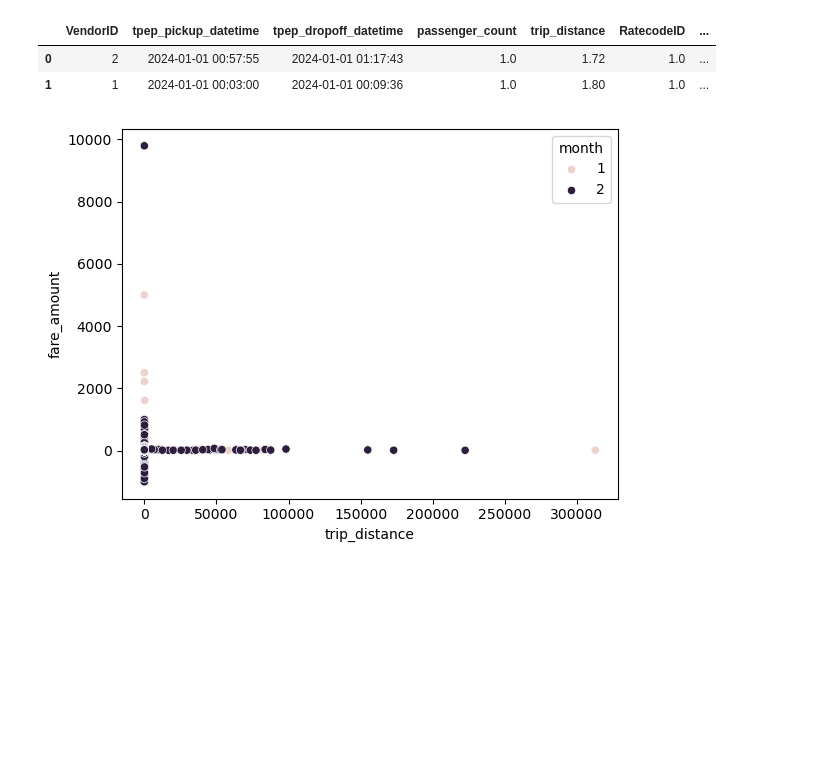
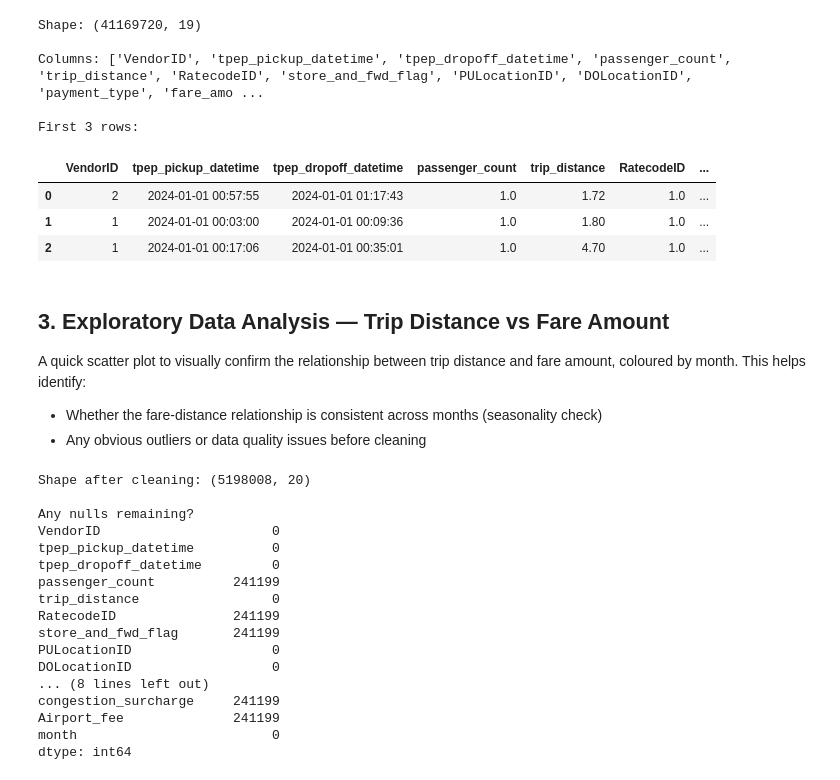
Before and after one commit to emma123456789102/Machine-Learning-Taxi-, a Jupyter notebook: models/ride_demand/00_explore.ipynb, the cells around one changed output. Drawn from its saved outputs; the diff is of its cells as text; code cells hidden in the pictures; blank space fills up the shorter version.

Commit message:
Pulled updated dataset module and EDA from ride demand branch

```diff
--- a/models/ride_demand/00_explore.ipynb
+++ b/models/ride_demand/00_explore.ipynb
@@ -13,14 +41,65 @@ import matplotlib.pyplot as plt
 # %%
-# Pulling total data is 4M - things get buggy;
-# Using month 1 & 2 for now
-df = dataset.raw(month_start=1, month_end=2)
-df.head(2)
+# Load all 12 months of 2024 NYC Yellow Taxi data
+# Files expected at: ../../data/nyc_taxi_2024-XX.csv
+# During development, use month_end=2 to speed up iteration
+df = dataset.raw(month_start=1, month_end=12)
+
+# Sanity check: confirm data loaded correctly
+print("Shape:", df.shape)
+print("\nColumns:", df.columns.tolist())
+print("\nFirst 3 rows:")
+df.head(3)
 # %% [output]
+Shape: (41169720, 19)
+
+Columns: ['VendorID', 'tpep_pickup_datetime', 'tpep_dropoff_datetime', 'passenger_count', 'trip_distance', 'RatecodeID', 'store_and_fwd_flag', 'PULocationID', 'DOLocationID', 'payment_type', 'fare_amo ...
+
+First 3 rows:
 |  | VendorID | tpep_pickup_datetime | tpep_dropoff_datetime | passenger_count | trip_distance | RatecodeID | ... |
 | 0 | 2 | 2024-01-01 00:57:55 | 2024-01-01 01:17:43 | 1.0 | 1.72 | 1.0 | ... |
 | 1 | 1 | 2024-01-01 00:03:00 | 2024-01-01 00:09:36 | 1.0 | 1.80 | 1.0 | ... |
+| 2 | 1 | 2024-01-01 00:17:06 | 2024-01-01 00:35:01 | 1.0 | 4.70 | 1.0 | ... |
-# %%
-sns.scatterplot(data=df, x='trip_distance', y='fare_amount', hue='month')
-plt.show()
-# %% [output]
-[figure, removed]
+# %% [markdown]
+## 3. Exploratory Data Analysis — Trip Distance vs Fare Amount
+
+A quick scatter plot to visually confirm the relationship between trip distance
+and fare amount, coloured by month. This helps identify:
+- Whether the fare-distance relationship is consistent across months (seasonality check)
+- Any obvious outliers or data quality issues before cleaning
+# %%
+# We are keeping only Manhattan pickups
+df = df[df["PULocationID"].isin(manhattan_ids)]
+
+# Removing rows with invalid fares (negative or zero fare amounts don't make sense)
+df = df[df["fare_amount"] > 0]
+
+# Remove rows with invalid trip distances
+df = df[df["trip_distance"] > 0]
+
+# Remove rows where pickup is after dropoff (data error)
+df = df[df["tpep_pickup_datetime"] < df["tpep_dropoff_datetime"]]
+
+# Remove any rows with missing pickup times
+df = df.dropna(subset=["tpep_pickup_datetime"])
+
+print("Shape after cleaning:", df.shape)
+print("\nAny nulls remaining?")
+print(df.isnull().sum())
+# %% [output]
+Shape after cleaning: (5198008, 20)
+
+Any nulls remaining?
+VendorID                      0
+tpep_pickup_datetime          0
+tpep_dropoff_datetime         0
+passenger_count          241199
+trip_distance                 0
+RatecodeID               241199
+store_and_fwd_flag       241199
+PULocationID                  0
+DOLocationID                  0
+... (8 lines left out)
+congestion_surcharge     241199
+Airport_fee              241199
+month                         0
+dtype: int64
```
Also changed, not shown: parts of 33 cells of this notebook, 1 other file.
